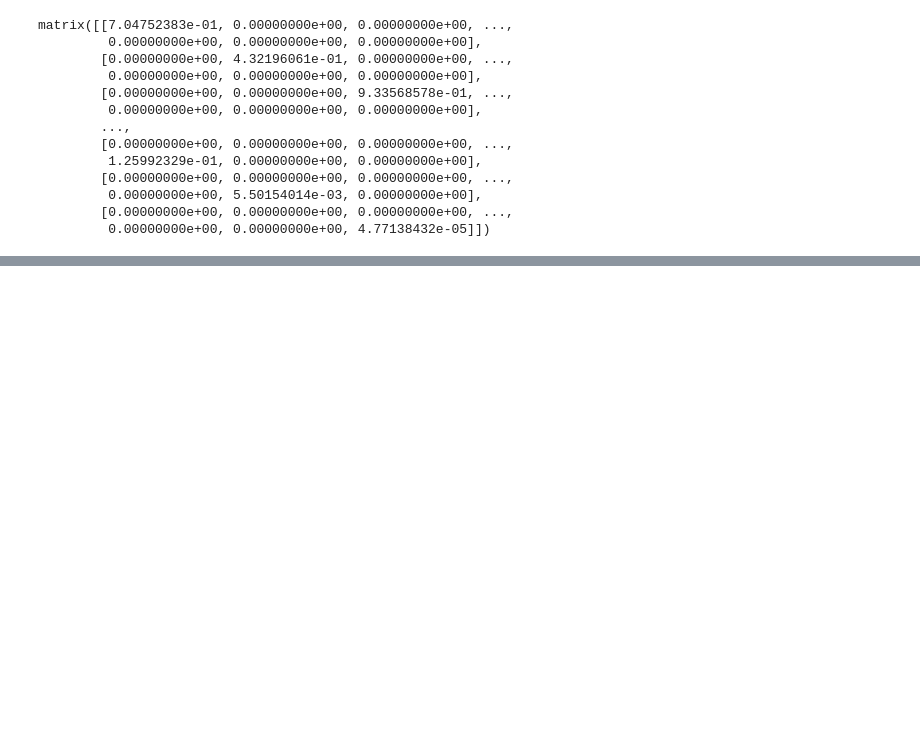
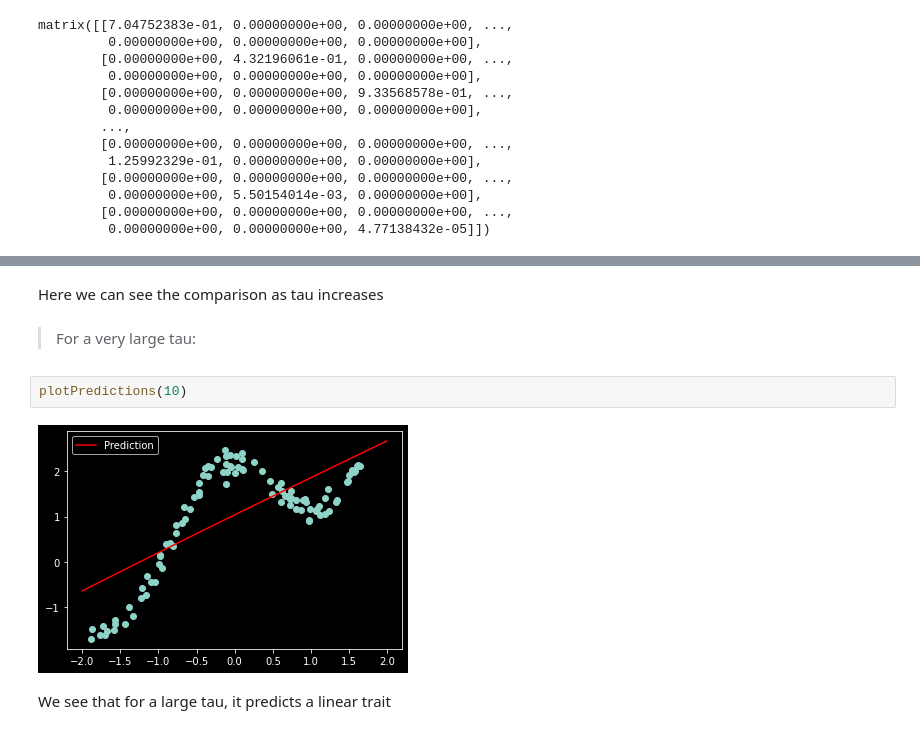
Before and after one commit to utkarshgupta2504/Data-Science, a Jupyter notebook: Locally Weighted Regression/LOWESSimplementation.ipynb, the cells around one changed output, grey strips where cells are left out. Drawn from its saved outputs; the diff is of its cells as text; blank space fills up the shorter version.

```diff
--- a/Locally Weighted Regression/LOWESSimplementation.ipynb
+++ b/Locally Weighted Regression/LOWESSimplementation.ipynb
@@ -134,0 +226,10 @@ matrix([[7.04752383e-01, 0.00000000e+00, 0.00000000e+00, ...,
+# %% [markdown]
+Here we can see the comparison as tau increases
+# %% [markdown]
+> For a very large tau:
+# %%
+plotPredictions(10)
+# %% [output]
+[figure, added]
+# %% [markdown]
+We see that for a large tau, it predicts a linear trait
```
Also changed, not shown: parts of 12 cells of this notebook.
